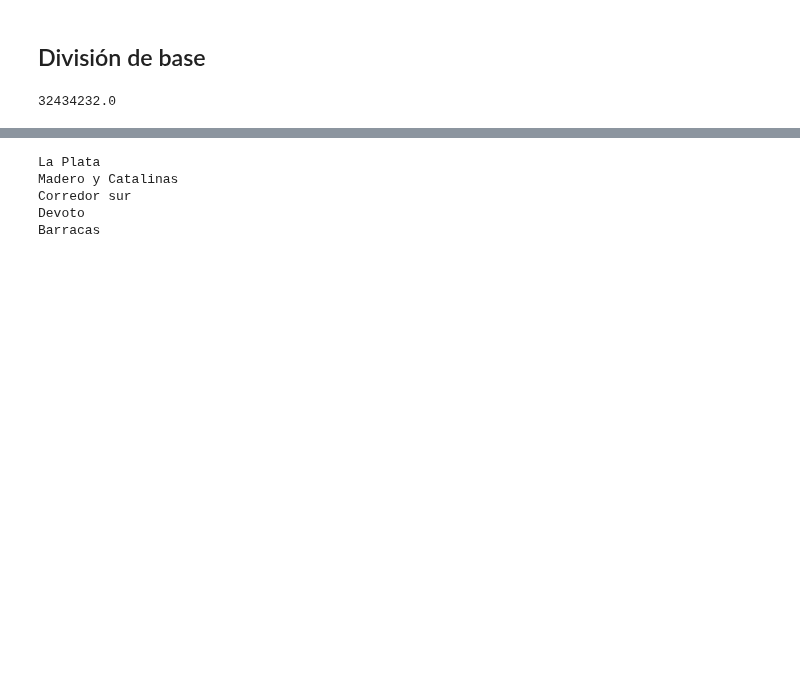
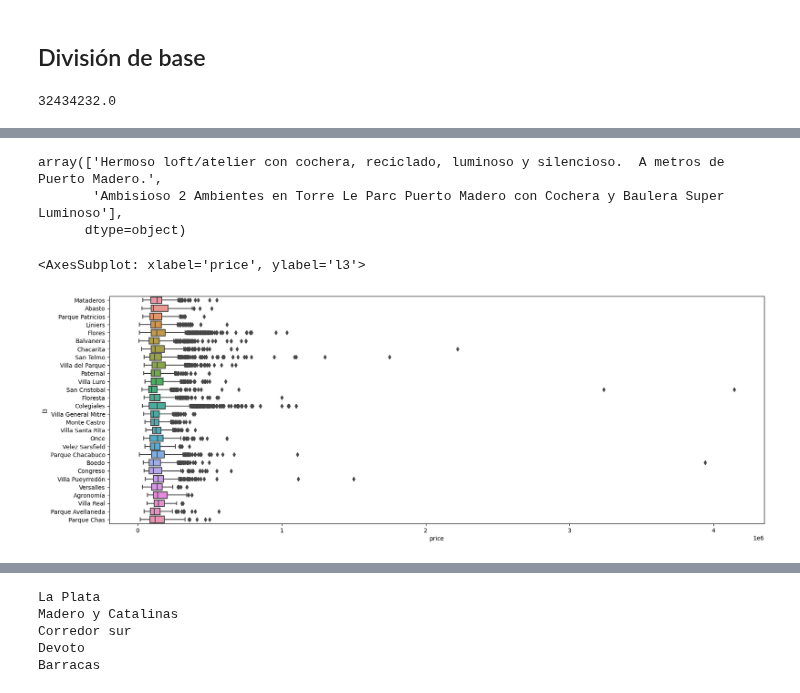
Before and after one commit to josesg998/competencia_properati, a Jupyter notebook: TP_Individual.ipynb, the cells around one changed output, grey strips where cells are left out. Saved outputs shown, nothing was run; the diff lists cells and outputs as text; code cells hidden in the pictures; blank space fills up the shorter version.

```diff
--- a/TP_Individual.ipynb
+++ b/TP_Individual.ipynb
@@ -657,3 +683,15 @@ df_train_devoto = df_train_devoto[df_train_devoto.price<2215000]
+# %%
+df_train_caba[df_train_caba.title.fillna('NA').str.lower().str.contains('puerto madero')].title.unique()
+# %% [output]
+array(['Hermoso loft/atelier con cochera, reciclado, luminoso y silencioso.  A metros de Puerto Madero.',
+       'Ambisioso 2 Ambientes en Torre Le Parc Puerto Madero con Cochera y Baulera Super Luminoso'],
+      dtype=object)
+# %%
+plt.figure(figsize=(20,7))
+sns.boxplot(data=df_train_caba,x='price',y='l3')
+# %% [output]
+<AxesSubplot: xlabel='price', ylabel='l3'>
+[figure, added]
 # %%
 print(f"La plata tiene {df_train_la_plata.shape[0]} en train y {df_test_la_plata.shape[0]} en test")
 print(f"CABA tiene {df_train_caba.shape[0]} en train y {df_test_caba.shape[0]} en test")
```
Also changed, not shown: parts of 11 cells of this notebook.
